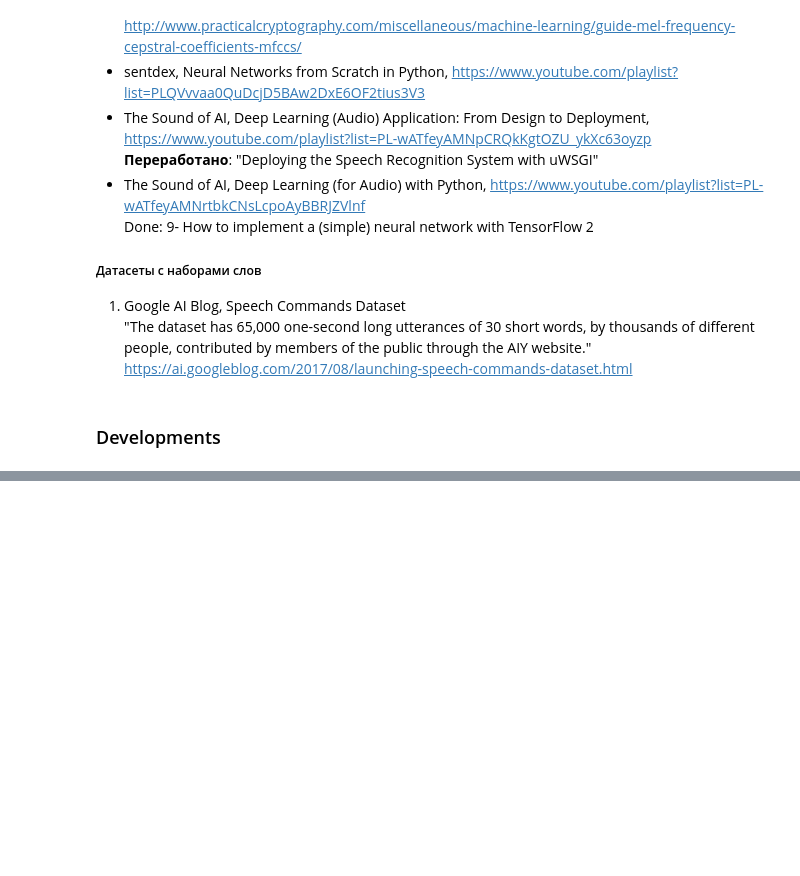
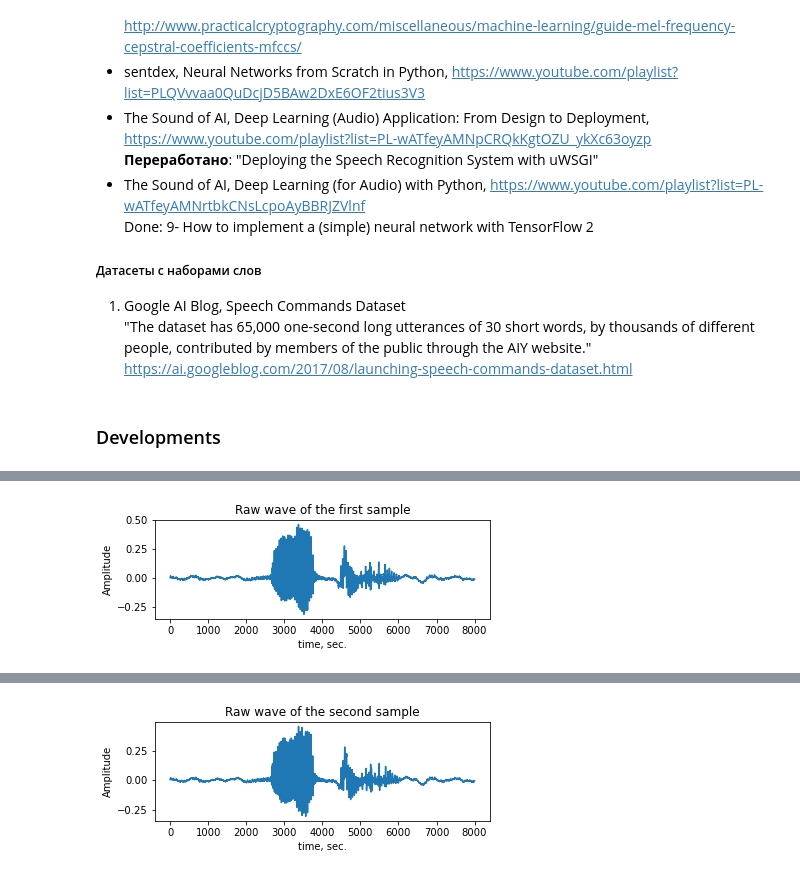
Before and after one commit to balobinp/AudioSignalProcessing, a Jupyter notebook: AudioSignalProcessing.ipynb, the cells around one changed output, grey strips where cells are left out. Cells and saved outputs as stored; diff of their text form; code cells hidden in the pictures; blank space fills up the shorter version.

```diff
--- a/AudioSignalProcessing.ipynb
+++ b/AudioSignalProcessing.ipynb
@@ -663,0 +753,5 @@ Filtered sample happy\0135f3f2_nohash_0.wav:
+# %%
+sample_filtered = stretch_audio(sample, sr=8000, stretch_coef=0.1)
+two_samples_analyzer(sample, sample_filtered)
+# %% [output]
+[figure, added]
@@ -663,0 +759 @@ Filtered sample happy\0135f3f2_nohash_0.wav:
+[figure, added]
```
Also changed, not shown: parts of 19 cells of this notebook.
